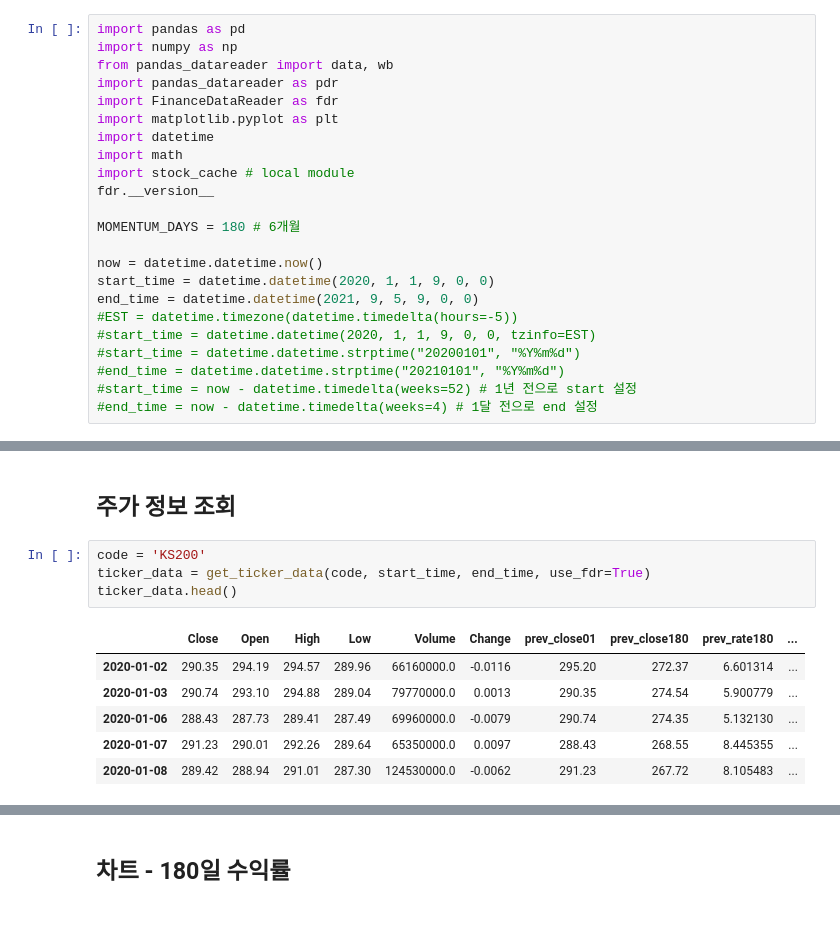
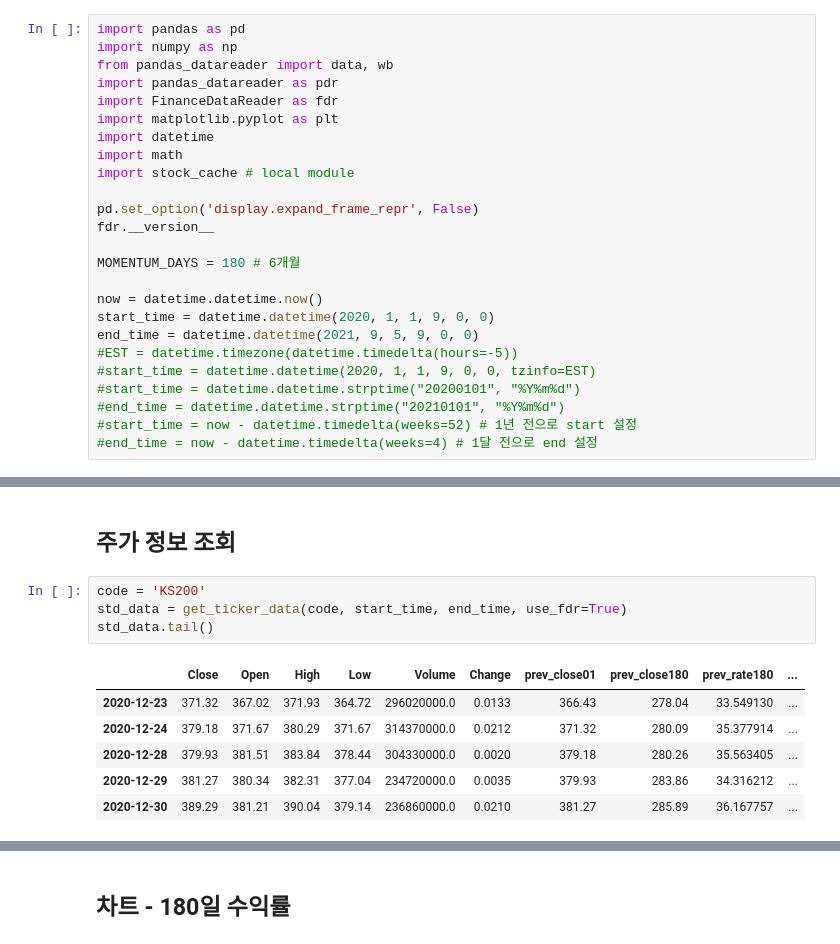
Before and after one commit to thyun/test-quant, a Jupyter notebook: backtest.ipynb, the cells around one changed output, grey strips where cells are left out. Cells and saved outputs as stored; diff of their text form.

```diff
--- a/backtest.ipynb
+++ b/backtest.ipynb
@@ -8,6 +8,8 @@ import matplotlib.pyplot as plt
 import datetime
 import math
 import stock_cache # local module
+
+pd.set_option('display.expand_frame_repr', False)
 fdr.__version__
 
 MOMENTUM_DAYS = 180 # 6개월
@@ -265,12 +365,12 @@ ticker_data not enough, remove: code= 378850.KS stock_name= 화승알앤에이
 ## 주가 정보 조회
 # %%
 code = 'KS200'
-ticker_data = get_ticker_data(code, start_time, end_time, use_fdr=True)
-ticker_data.head()
+std_data = get_ticker_data(code, start_time, end_time, use_fdr=True)
+std_data.tail()
 # %% [output]
 |  | Close | Open | High | Low | Volume | Change | prev_close01 | prev_close180 | prev_rate180 | ... |
-| 2020-01-02 | 290.35 | 294.19 | 294.57 | 289.96 | 66160000.0 | -0.0116 | 295.20 | 272.37 | 6.601314 | ... |
-| 2020-01-03 | 290.74 | 293.10 | 294.88 | 289.04 | 79770000.0 | 0.0013 | 290.35 | 274.54 | 5.900779 | ... |
-| 2020-01-06 | 288.43 | 287.73 | 289.41 | 287.49 | 69960000.0 | -0.0079 | 290.74 | 274.35 | 5.132130 | ... |
-| 2020-01-07 | 291.23 | 290.01 | 292.26 | 289.64 | 65350000.0 | 0.0097 | 288.43 | 268.55 | 8.445355 | ... |
-| 2020-01-08 | 289.42 | 288.94 | 291.01 | 287.30 | 124530000.0 | -0.0062 | 291.23 | 267.72 | 8.105483 | ... |
+| 2020-12-23 | 371.32 | 367.02 | 371.93 | 364.72 | 296020000.0 | 0.0133 | 366.43 | 278.04 | 33.549130 | ... |
+| 2020-12-24 | 379.18 | 371.67 | 380.29 | 371.67 | 314370000.0 | 0.0212 | 371.32 | 280.09 | 35.377914 | ... |
+| 2020-12-28 | 379.93 | 381.51 | 383.84 | 378.44 | 304330000.0 | 0.0020 | 379.18 | 280.26 | 35.563405 | ... |
+| 2020-12-29 | 381.27 | 380.34 | 382.31 | 377.04 | 234720000.0 | 0.0035 | 379.93 | 283.86 | 34.316212 | ... |
+| 2020-12-30 | 389.29 | 381.21 | 390.04 | 379.14 | 236860000.0 | 0.0210 | 381.27 | 285.89 | 36.167757 | ... |
```
Also changed, not shown: parts of 24 cells of this notebook, 3 other files.
